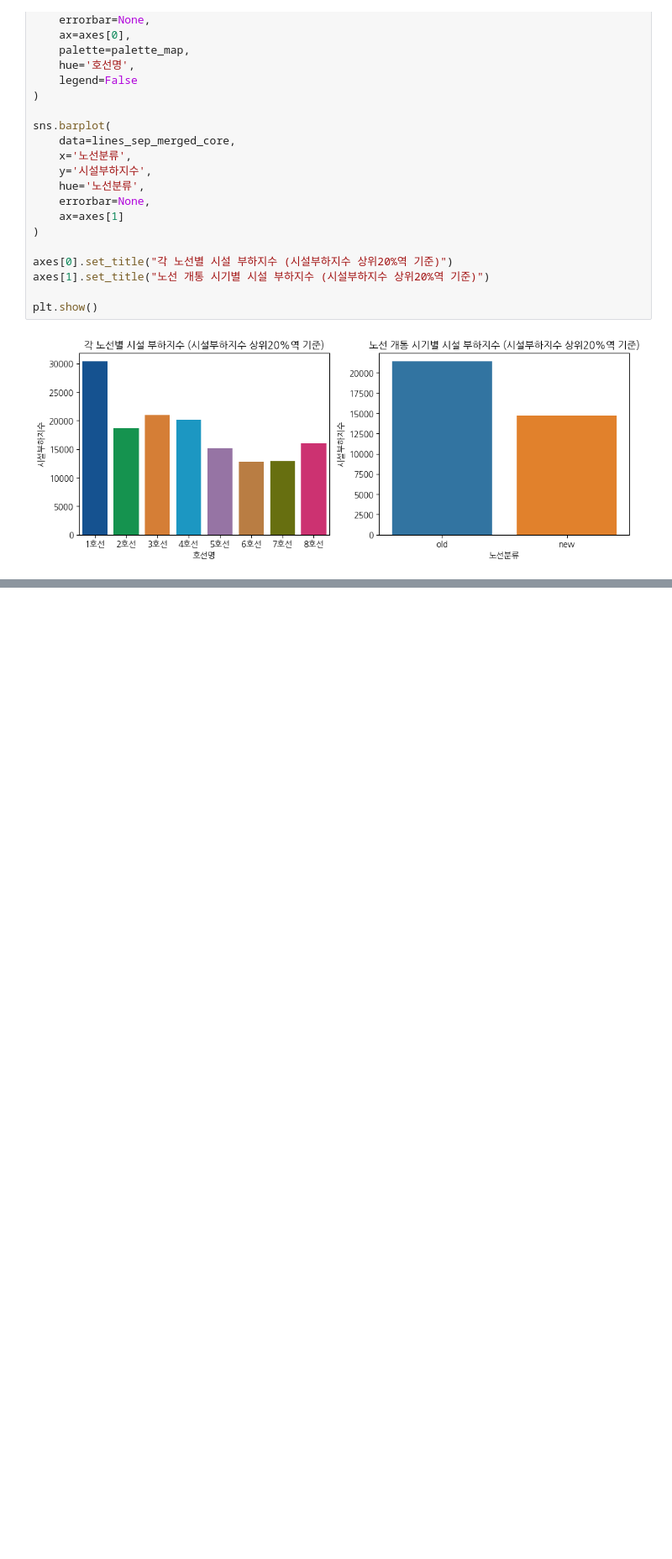
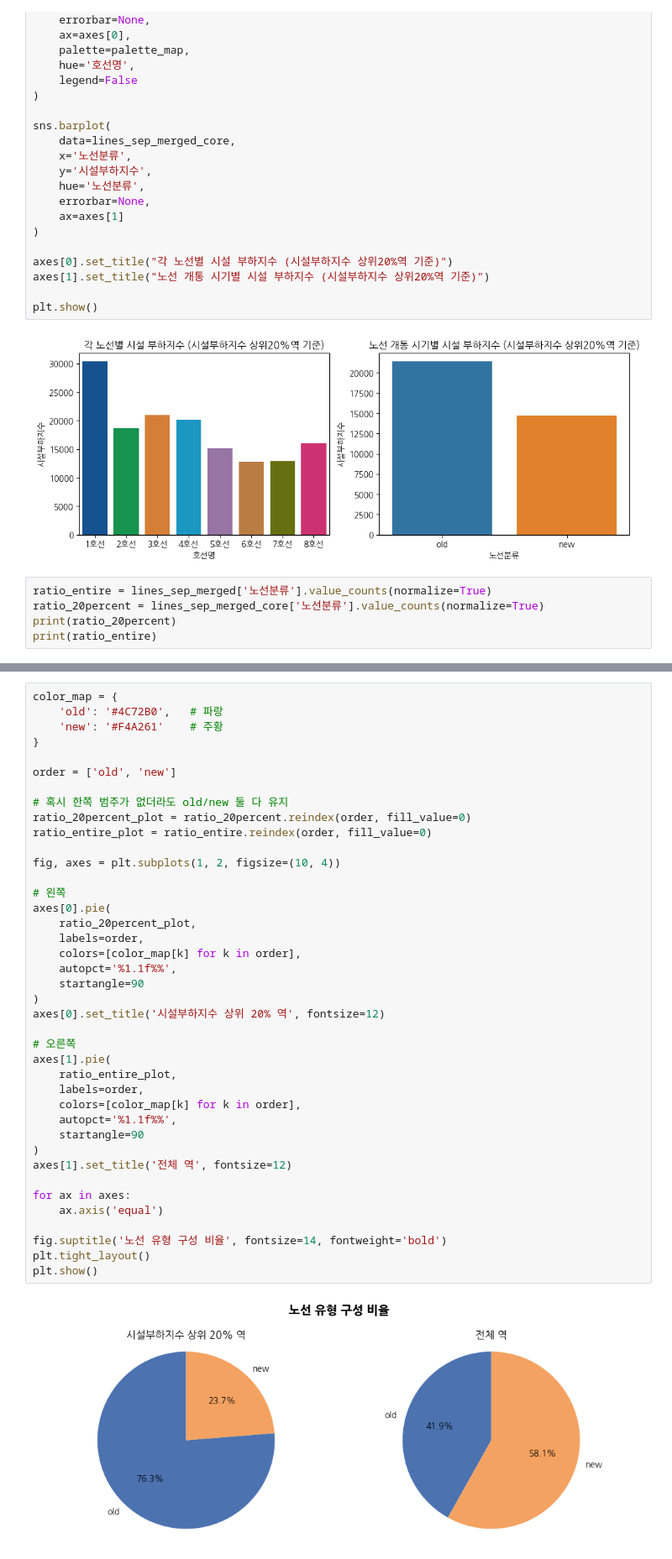
Before and after one commit to JsunXCIX/sprint-p1-basic, a Jupyter notebook: notebooks/team/analysis_line_age_impact_on_facility_load.ipynb, the cells around one changed output, grey strips where cells are left out. Shown at 84% size. Cells and saved outputs as stored; diff of their text form; blank space fills up the shorter version.

Commit message:
feat: 노선 연식과 시설부하지수 상관관계 분석 및 시각화 완료

```diff
--- a/notebooks/team/analysis_line_age_impact_on_facility_load.ipynb
+++ b/notebooks/team/analysis_line_age_impact_on_facility_load.ipynb
@@ -97,3 +97,8 @@ axes[1].set_title("노선 개통 시기별 시설 부하지수 (시설부하지
 plt.show()
 # %% [output]
 [figure]
+# %%
+ratio_entire = lines_sep_merged['노선분류'].value_counts(normalize=True)
+ratio_20percent = lines_sep_merged_core['노선분류'].value_counts(normalize=True)
+print(ratio_20percent)
+print(ratio_entire)
@@ -99,0 +114,42 @@ plt.show()
+# %%
+color_map = {
+    'old': '#4C72B0',   # 파랑
+    'new': '#F4A261'    # 주황
+}
+
+order = ['old', 'new']
+
+# 혹시 한쪽 범주가 없더라도 old/new 둘 다 유지
+ratio_20percent_plot = ratio_20percent.reindex(order, fill_value=0)
+ratio_entire_plot = ratio_entire.reindex(order, fill_value=0)
+
+fig, axes = plt.subplots(1, 2, figsize=(10, 4))
+
+# 왼쪽
+axes[0].pie(
+    ratio_20percent_plot,
+    labels=order,
+    colors=[color_map[k] for k in order],
+    autopct='%1.1f%%',
+    startangle=90
+)
+axes[0].set_title('시설부하지수 상위 20% 역', fontsize=12)
+
+# 오른쪽
+axes[1].pie(
+    ratio_entire_plot,
+    labels=order,
+    colors=[color_map[k] for k in order],
+    autopct='%1.1f%%',
+    startangle=90
+)
+axes[1].set_title('전체 역', fontsize=12)
+
+for ax in axes:
+    ax.axis('equal')
+
+fig.suptitle('노선 유형 구성 비율', fontsize=14, fontweight='bold')
+plt.tight_layout()
+plt.show()
+# %% [output]
+[figure, added]
```
Also changed, not shown: parts of 1 cell of this notebook.
